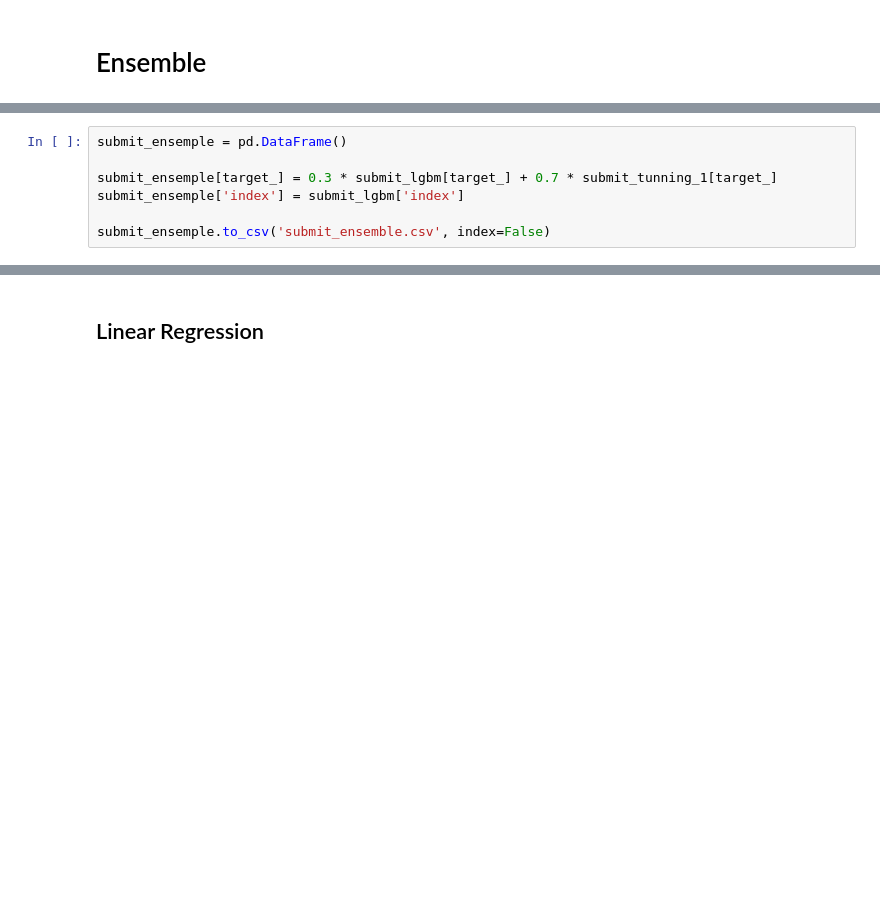
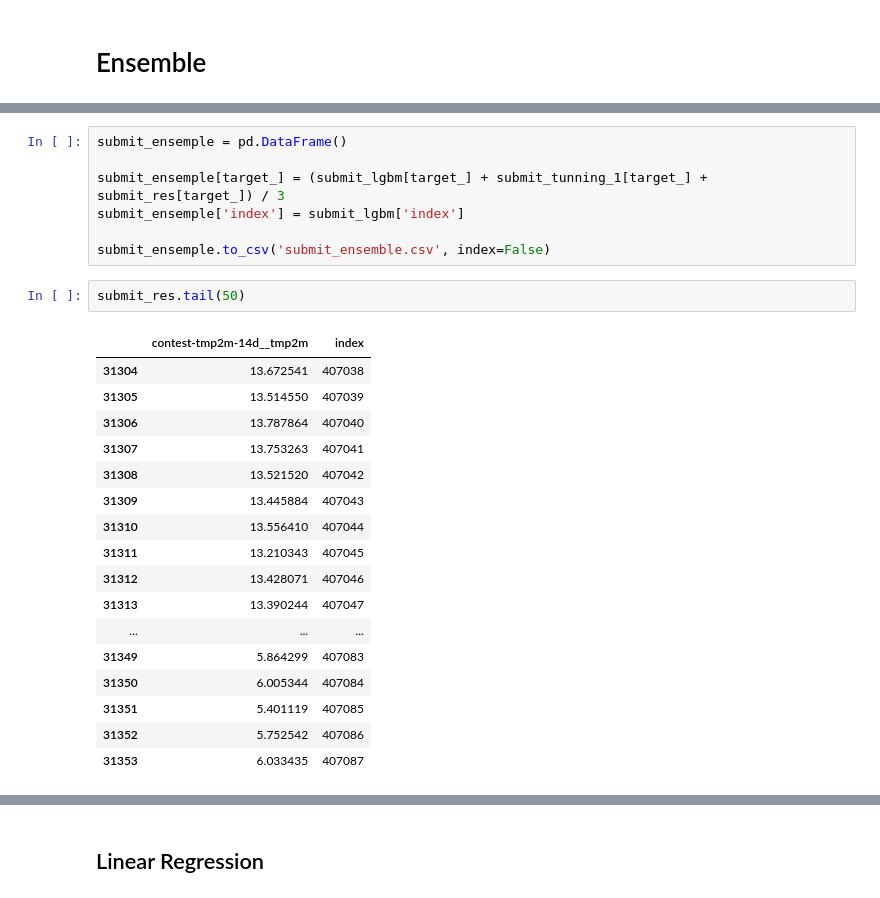
Before and after one commit to KieuSonTung/WiDS-Datathon-2023, a Jupyter notebook: wids_bo_fteng.ipynb, the cells around one changed output, grey strips where cells are left out. Drawn from its saved outputs; the diff is of its cells as text; blank space fills up the shorter version.

```diff
--- a/wids_bo_fteng.ipynb
+++ b/wids_bo_fteng.ipynb
@@ -665,7 +672,27 @@ submit_lgbm.head()
 # %%
 submit_ensemple = pd.DataFrame()
 
-submit_ensemple[target_] = 0.3 * submit_lgbm[target_] + 0.7 * submit_tunning_1[target_]
+submit_ensemple[target_] = (submit_lgbm[target_] + submit_tunning_1[target_] + submit_res[target_]) / 3
 submit_ensemple['index'] = submit_lgbm['index']
 
 submit_ensemple.to_csv('submit_ensemble.csv', index=False)
+# %%
+submit_res.tail(50)
+# %% [output]
+|  | contest-tmp2m-14d__tmp2m | index |
+| 31304 | 13.672541 | 407038 |
+| 31305 | 13.514550 | 407039 |
+| 31306 | 13.787864 | 407040 |
+| 31307 | 13.753263 | 407041 |
+| 31308 | 13.521520 | 407042 |
+| 31309 | 13.445884 | 407043 |
+| 31310 | 13.556410 | 407044 |
+| 31311 | 13.210343 | 407045 |
+| 31312 | 13.428071 | 407046 |
+| 31313 | 13.390244 | 407047 |
+| ... | ... | ... |
+| 31349 | 5.864299 | 407083 |
+| 31350 | 6.005344 | 407084 |
+| 31351 | 5.401119 | 407085 |
+| 31352 | 5.752542 | 407086 |
+| 31353 | 6.033435 | 407087 |
```
Also changed, not shown: parts of 10 cells of this notebook.
